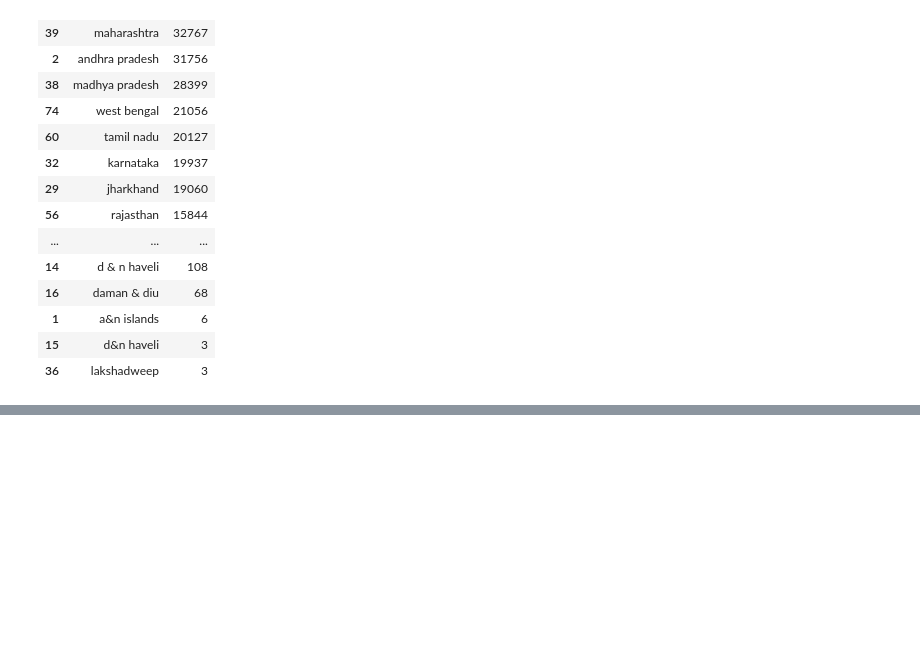
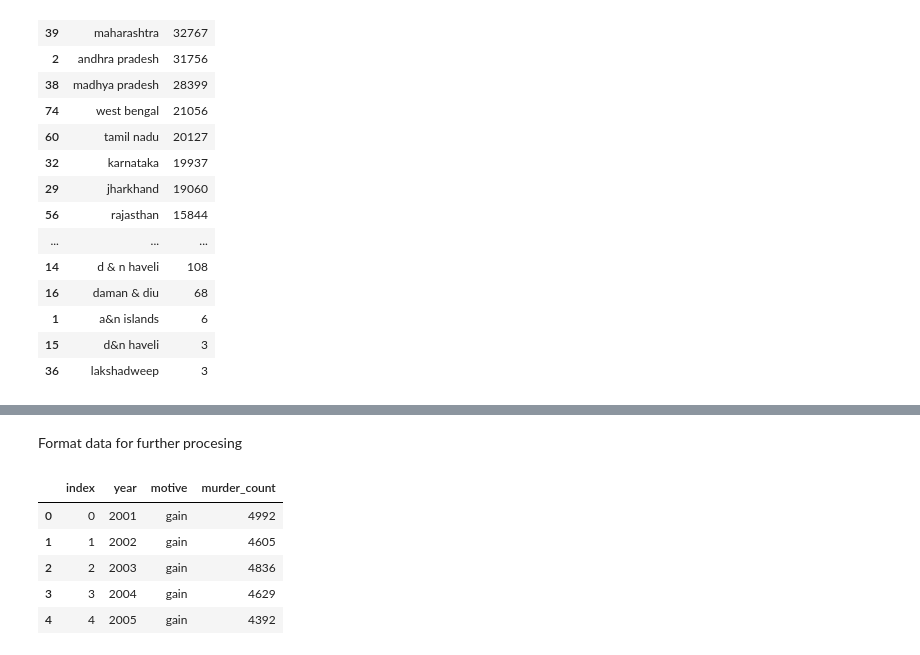
Before and after one commit to Vengadesh58/data_viz, a Jupyter notebook: murder_motives_india/mm_india.ipynb, the cells around one changed output, grey strips where cells are left out. Saved outputs shown, nothing was run; the diff lists cells and outputs as text; code cells hidden in the pictures; blank space fills up the shorter version.

```diff
--- a/murder_motives_india/mm_india.ipynb
+++ b/murder_motives_india/mm_india.ipynb
@@ -145,0 +155,12 @@ px.bar(top,x="total",y="state",title="Murder rate in India district wise from 20
+# %% [markdown]
+Format data for further procesing
+# %%
+new_df =motives.melt(id_vars=['year'],var_name='motive',value_name="murder_count").reset_index()
+new_df.head()
+# %% [output]
+|  | index | year | motive | murder_count |
+| 0 | 0 | 2001 | gain | 4992 |
+| 1 | 1 | 2002 | gain | 4605 |
+| 2 | 2 | 2003 | gain | 4836 |
+| 3 | 3 | 2004 | gain | 4629 |
+| 4 | 4 | 2005 | gain | 4392 |
```
Also changed, not shown: parts of 11 cells of this notebook, 21 other files.
